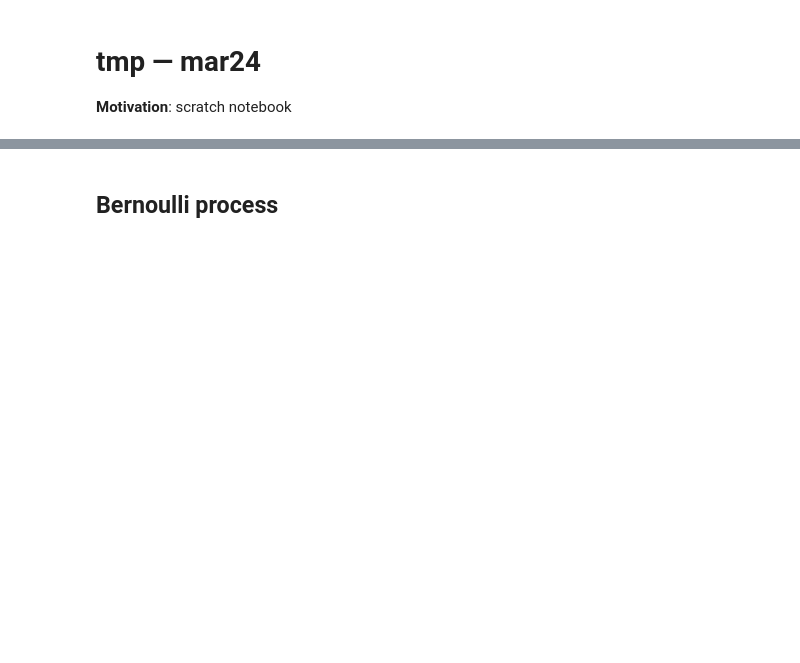
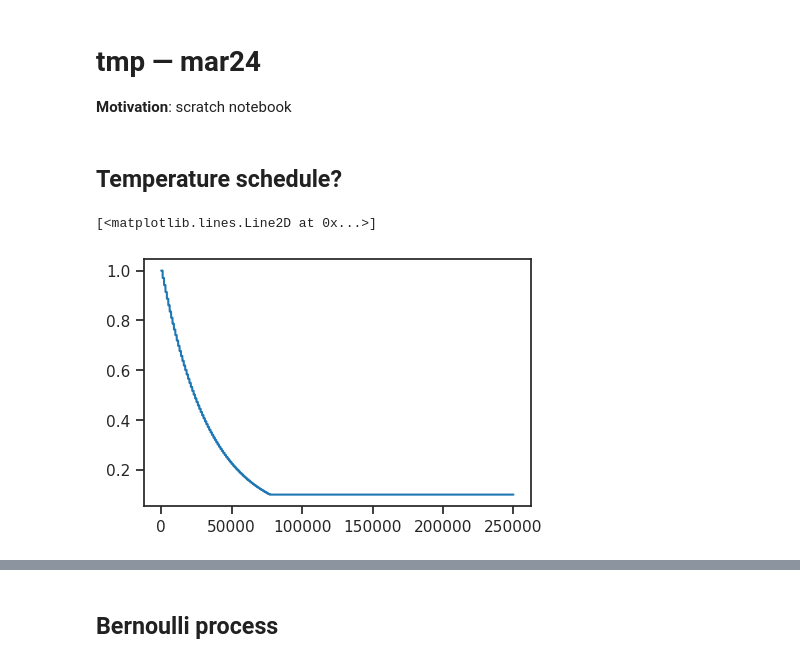
Before and after one commit to hadivafaii/jb-vae, a Jupyter notebook: _sources/nb/2024-03/tmp-mar24.ipynb, the cells around one changed output, grey strips where cells are left out. Saved outputs shown, nothing was run; the diff lists cells and outputs as text; code cells hidden in the pictures; blank space fills up the shorter version.

```diff
--- a/_sources/nb/2024-03/tmp-mar24.ipynb
+++ b/_sources/nb/2024-03/tmp-mar24.ipynb
@@ -24,3 +24,29 @@ warnings.filterwarnings('ignore', category=DeprecationWarning)
 from rich.jupyter import print
 %matplotlib inline
 set_style()
+# %% [markdown]
+## Temperature schedule?
+# %%
+batch_size = 1000
+num_iters= 250000
+
+t0 = 1.0
+
+np_temp = np.zeros(num_iters)
+np_temp[0] = t0
+
+lr = 0.001
+
+anneal_rate=0.00003
+
+min_temp = 0.1
+# %%
+for i in range(1, num_iters):
+    if i % 1000 == 1:
+        _t = np.maximum(t0 * np.exp(-anneal_rate*i), min_temp)
+    np_temp[i] = _t
+# %%
+plt.plot(np_temp)
+# %% [output]
+[<matplotlib.lines.Line2D at 0x...>]
+[figure, added]
```
Also changed, not shown: parts of 12 cells of this notebook, 58 other files.
